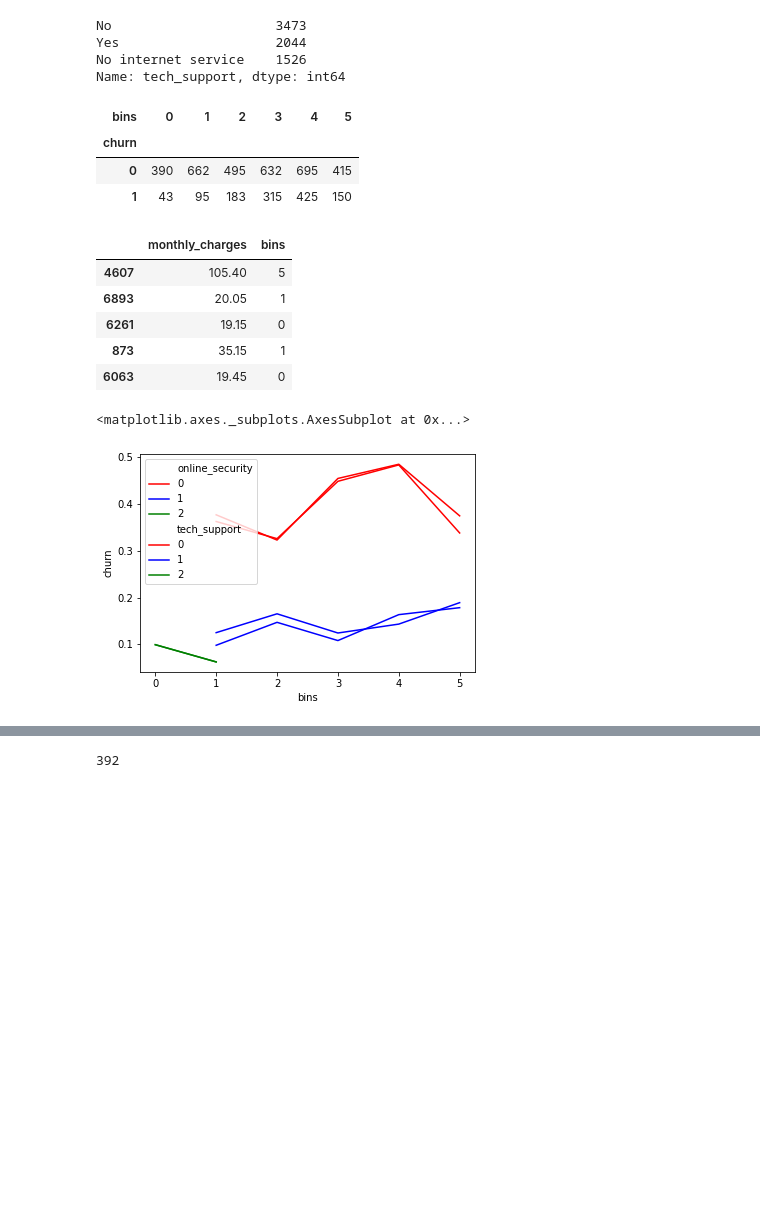
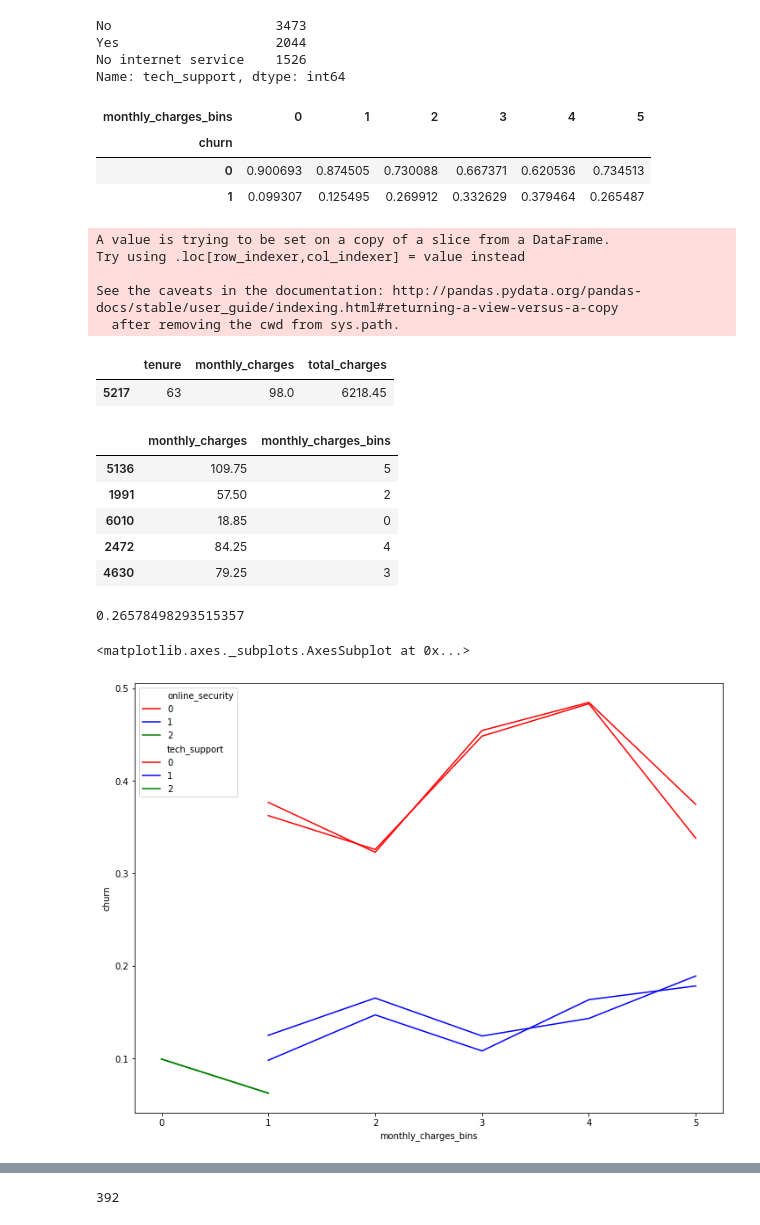
Before and after one commit to ravinder79/Telco_Churn, a Jupyter notebook: telco_churn_cameron.ipynb, the cells around one changed output, grey strips where cells are left out. Saved outputs shown, nothing was run; the diff lists cells and outputs as text; code cells hidden in the pictures; blank space fills up the shorter version.

Commit message:
Finish modeling phase

```diff
--- a/telco_churn_cameron.ipynb
+++ b/telco_churn_cameron.ipynb
@@ -72,6 +74,29 @@ df = df[['customer_id', 'gender','gender_encoded','senior_citizen',
 train, test = train_test_split(df, train_size = .8, random_state=42)
 train, validate = train_test_split(train, train_size = .8,
                                    random_state=42)
+# %%
+# Separate monthly charges into categorical bins to help
+# with modeling
+train['monthly_charges_bins'] = pd.cut(train.monthly_charges,
+                [0,20,40,60,80,100,120],labels=[0,1,2,3,4,5])
+pd.crosstab(train['churn'], train['monthly_charges_bins'],
+            normalize='columns')
+# %% [output]
+| monthly_charges_bins | 0 | 1 | 2 | 3 | 4 | 5 |
+| churn |  |  |  |  |  |  |
+| 0 | 0.900693 | 0.874505 | 0.730088 | 0.667371 | 0.620536 | 0.734513 |
+| 1 | 0.099307 | 0.125495 | 0.269912 | 0.332629 | 0.379464 | 0.265487 |
+# %%
+validate['monthly_charges_bins'] = pd.cut(validate.monthly_charges,
+                [0,20,40,60,80,100,120],labels=[0,1,2,3,4,5])
+test['monthly_charges_bins'] = pd.cut(test.monthly_charges,
+                [0,20,40,60,80,100,120],labels=[0,1,2,3,4,5])
+# %% [output]
+A value is trying to be set on a copy of a slice from a DataFrame.
+Try using .loc[row_indexer,col_indexer] = value instead
+
+See the caveats in the documentation: http://pandas.pydata.org/pandas-docs/stable/user_guide/indexing.html#returning-a-view-versus-a-copy
+  after removing the cwd from sys.path.
 # %%
 #Separate train data to use when scaling
 #This drops non-numeric data
@@ -82,31 +106,31 @@ val_nums = validate.drop(columns=['customer_id','gender',
-# %%
-train['bins'] = pd.cut(train.monthly_charges, [0,20,40,60,80,100,120],
-                       labels=[0,1,2,3,4,5])
-# train['monthly_bins'] = train.groupby(bins)['monthly_charges']
-# sorted(train.bins.value_counts())
-pd.crosstab(train['churn'], train['bins'])
-# %% [output]
-| bins | 0 | 1 | 2 | 3 | 4 | 5 |
-| churn |  |  |  |  |  |  |
-| 0 | 390 | 662 | 495 | 632 | 695 | 415 |
-| 1 | 43 | 95 | 183 | 315 | 425 | 150 |
+# %%
+train_nums.head(1)
+# %% [output]
+|  | tenure | monthly_charges | total_charges |
+| 5217 | 63 | 98.0 | 6218.45 |
 # %%
-train[['monthly_charges','bins']].sample(5)
+train[['monthly_charges','monthly_charges_bins']].sample(5)
 # %% [output]
-|  | monthly_charges | bins |
-| 4607 | 105.40 | 5 |
-| 6893 | 20.05 | 1 |
-| 6261 | 19.15 | 0 |
-| 873 | 35.15 | 1 |
-| 6063 | 19.45 | 0 |
+|  | monthly_charges | monthly_charges_bins |
+| 5136 | 109.75 | 5 |
+| 1991 | 57.50 | 2 |
+| 6010 | 18.85 | 0 |
+| 2472 | 84.25 | 4 |
+| 4630 | 79.25 | 3 |
+# %%
+df.churn.mean()
+# %% [output]
+0.26578498293515357
 # %%
 import warnings
 warnings.simplefilter(action='ignore')
-
-sns.lineplot('bins', 'churn', data = train, err_style=None,
+plt.rc('figure',figsize=(12,9))
+sns.lineplot('monthly_charges_bins', 'churn', data = train,
+             err_style=None,
              hue='online_security', palette=['r','b','g'])
-sns.lineplot('bins', 'churn', data = train, err_style=None,
+sns.lineplot('monthly_charges_bins', 'churn', data = train,
+             err_style=None,
              hue='tech_support', palette=['r','b','g'])
 # %% [output]
 <matplotlib.axes._subplots.AxesSubplot at 0x...>
-[figure, old version]
+[figure, new version]
```
Also changed, not shown: parts of 46 cells of this notebook.
